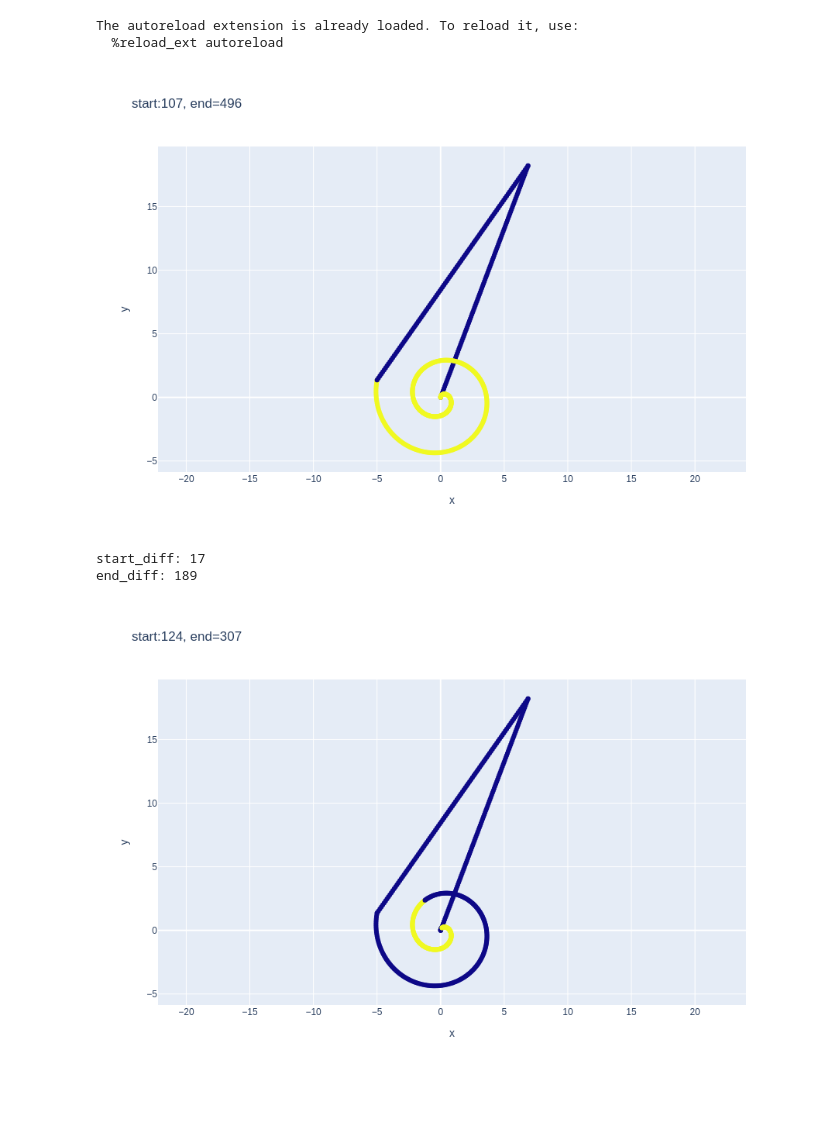
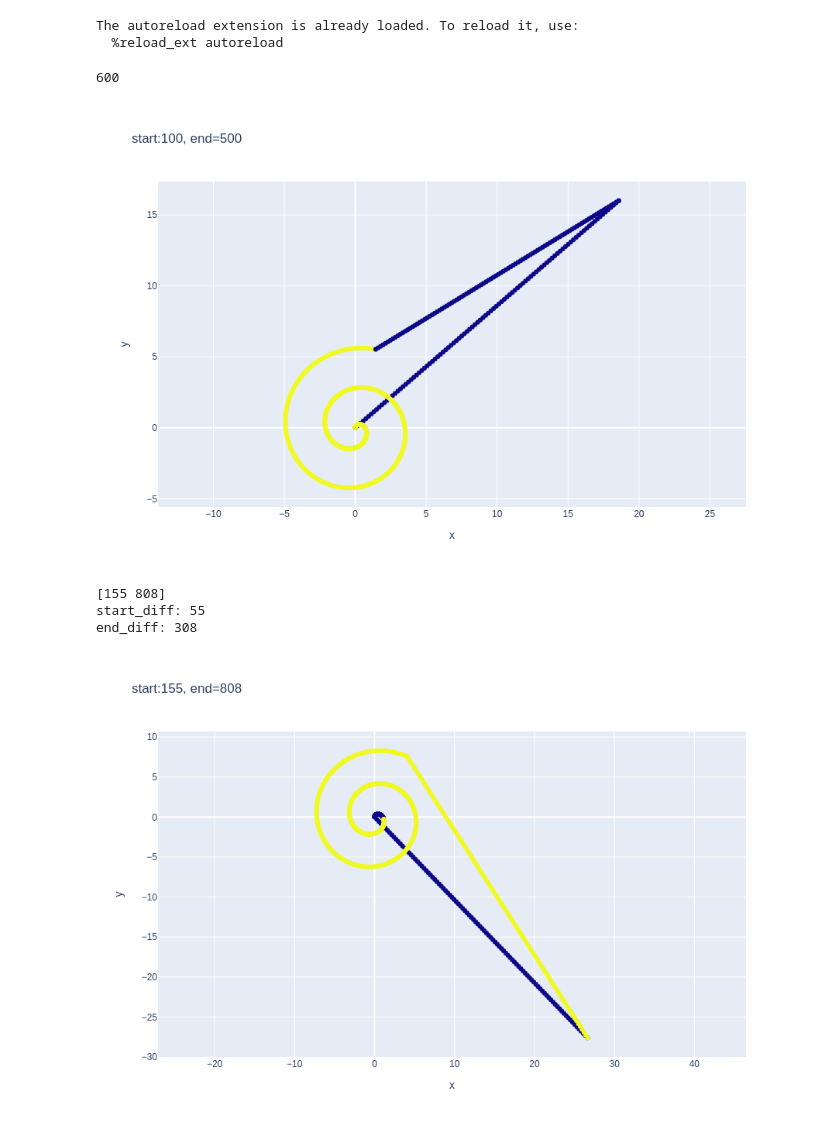
Before and after one commit to OfirKedem/fligh-slicer, a Jupyter notebook: viz_predications.ipynb, the cells around one changed output. Cells and saved outputs as stored; diff of their text form; code cells hidden in the pictures; blank space fills up the shorter version.

```diff
--- a/viz_predications.ipynb
+++ b/viz_predications.ipynb
@@ -13,36 +13,35 @@ from infer import DeepSlicer
 The autoreload extension is already loaded. To reload it, use:
   %reload_ext autoreload
 # %%
-data = generate_data()
-# net = DeepSlicer("flight-slicer/f849c8ca56674ea99af2715f8d08ed47/checkpoints/epoch=2-step=587.ckpt")
+data = generate_data(n_routs_range=(100, 101),
+                    n_spiral_range=(400,401))
+net = DeepSlicer("flight-slicer/a191707048954a8098765c88878d5a3e/checkpoints/epoch=294-step=1474.ckpt")
 # %%
 idx = np.random.randint(len(data))
 curr_data = data[idx]
 
+print(len(curr_data['x']))
+
 plot_route(**curr_data)
 # %% [output]
+600
-[figure, old version]
+[figure, new version]
 # %%
-# idx = np.random.randint(len(data))
-# curr_data = data[idx]
-
-# curr_data['x'] -= curr_data['x'].mean()
-# curr_data['y'] -= curr_data['y'].mean()
-
-# curr_data['x'] /= curr_data['x'].std()
-# curr_data['y'] /= curr_data['y'].std()
-
+idx = np.random.randint(len(data))
+curr_data = data[idx]
 
 pred = net(curr_data['x'], curr_data['y'])
+print(pred)
 
 start_diff = np.abs(pred[0] - curr_data['start'])
 end_diff = np.abs(pred[1] - curr_data['end'])
 
 print(f'start_diff: {start_diff}')
 print(f'end_diff: {end_diff}')
 
 plot_route(curr_data['x'], curr_data['y'], pred[0], pred[1])
 # %% [output]
-start_diff: 17
-end_diff: 189
+[155 808]
+start_diff: 55
+end_diff: 308
-[figure, old version]
+[figure, new version]
```
Also changed, not shown: 4 other files.
